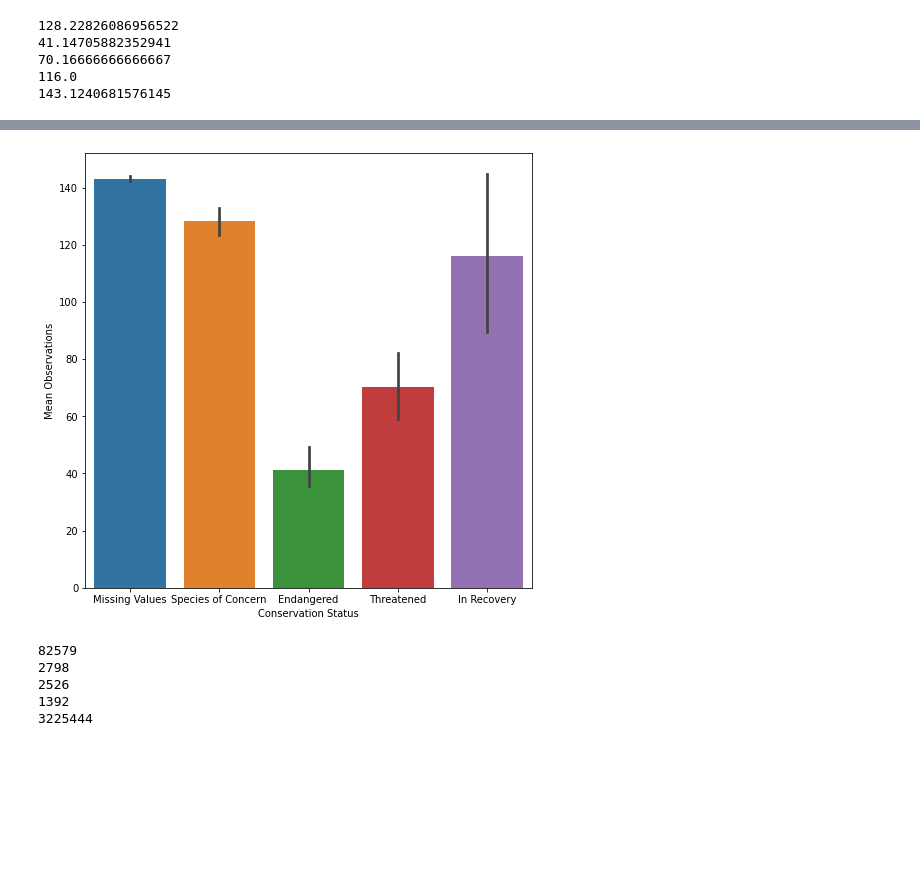
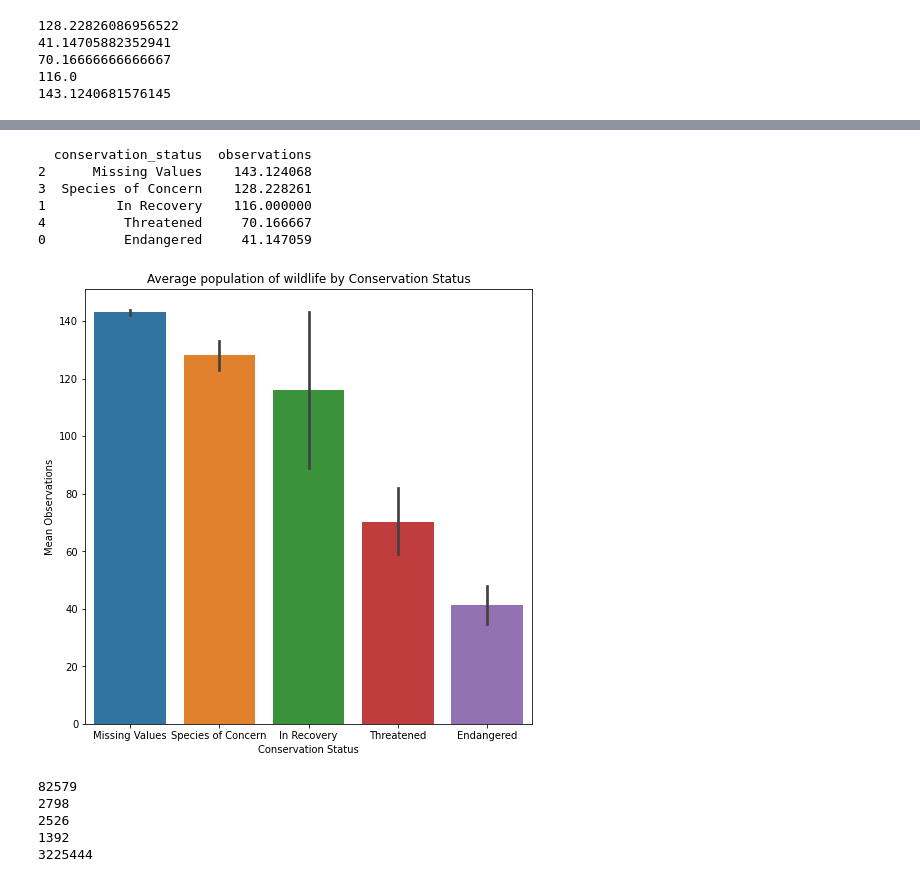
Before and after one commit to JJBarnes/Biodiversity, a Jupyter notebook: biodiversity.ipynb, the cells around one changed output, grey strips where cells are left out. Drawn from its saved outputs; the diff is of its cells as text; code cells hidden in the pictures; blank space fills up the shorter version.

```diff
--- a/biodiversity.ipynb
+++ b/biodiversity.ipynb
@@ -230,10 +246,22 @@ print(species_observation.observations[species_observation.conservation_status =
+# %%
+sortedindex = species_observation.groupby(["conservation_status"]).mean().reset_index()
+order_mean =(sortedindex.sort_values(by="observations", ascending=False))
+print(order_mean)
+# %% [output]
+  conservation_status  observations
+2      Missing Values    143.124068
+3  Species of Concern    128.228261
+1         In Recovery    116.000000
+4          Threatened     70.166667
+0          Endangered     41.147059
 # %%
 fig, ax = plt.subplots(figsize = (8,8))
-sns.barplot(data = species_observation, x = "conservation_status", y = "observations")
+sns.barplot(data = species_observation, x = "conservation_status", y = "observations", order = order_mean.conservation_status)
 ax.set(ylabel = "Mean Observations", xlabel = "Conservation Status")
+ax.set_title("Average population of wildlife by Conservation Status")
 plt.show()
 # %% [output]
-[figure, old version]
+[figure, new version]
 # %%
 print(species_observation.observations[species_observation.conservation_status == "Species of Concern"].sum())
 print(species_observation.observations[species_observation.conservation_status == "Endangered"].sum())
```
Also changed, not shown: parts of 39 cells of this notebook.
